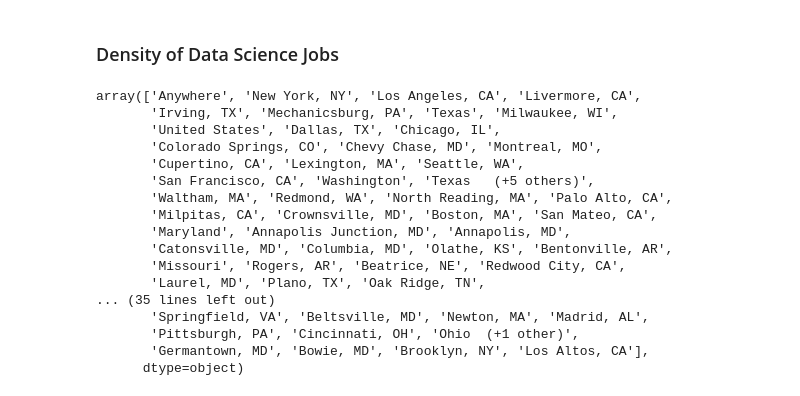
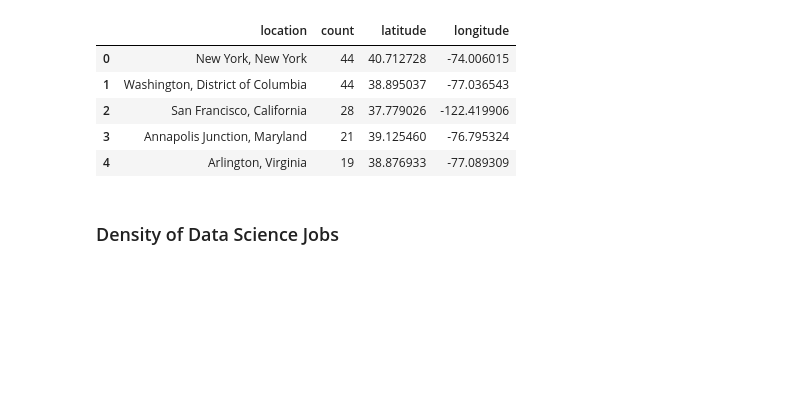
Before and after one commit to vdelimad/returning-student-scholarship, a Jupyter notebook: Code/DataVisualization/visuals.ipynb, the cells around one changed output. Saved outputs shown, nothing was run; the diff lists cells and outputs as text; code cells hidden in the pictures; blank space fills up the shorter version.

```diff
--- a/Code/visuals.ipynb
+++ b/Code/DataVisualization/visuals.ipynb
@@ -15,5 +13,15 @@ jobs_results.head()
 | 2 | Blockchain Analyst | Allium | New York, NY | via Jobs | About the role\n• Sherlock & Enol... | Ability to parse and understand E... | Tackling interesting problems - w... | An accelerated growth trajectory ... | ... |
 | 3 | Full Stack Blockchain Engineer | geojam | Los Angeles, CA | via AngelList | Who We Are\n\nLaunched in 2020, G... | We’re looking for a capable gener... | You will be designing and buildin... | We’re wrapping up our presale for... | ... |
 | 4 | Blockchain Engineer - Apps Platfo... | Exodus | Livermore, CA | via Livermore, CA - Geebo | Exodus is looking for a detail-or... | NaN | NaN | NaN | ... |
+# %%
+location_counts = pd.read_csv("../../Data/location_counts_and_coords.csv")
+location_counts.head()
+# %% [output]
+|  | location | count | latitude | longitude |
+| 0 | New York, New York | 44 | 40.712728 | -74.006015 |
+| 1 | Washington, District of Columbia | 44 | 38.895037 | -77.036543 |
+| 2 | San Francisco, California | 28 | 37.779026 | -122.419906 |
+| 3 | Annapolis Junction, Maryland | 21 | 39.125460 | -76.795324 |
+| 4 | Arlington, Virginia | 19 | 38.876933 | -77.089309 |
 # %% [markdown]
 ### Density of Data Science Jobs
@@ -22,20 +27,0 @@ search_for_coordinates = True # set to true to run the folium plot incl the coor
-# %%
-jobs_results['location'].unique()
-# %% [output]
-array(['Anywhere', 'New York, NY', 'Los Angeles, CA', 'Livermore, CA',
-       'Irving, TX', 'Mechanicsburg, PA', 'Texas', 'Milwaukee, WI',
-       'United States', 'Dallas, TX', 'Chicago, IL',
-       'Colorado Springs, CO', 'Chevy Chase, MD', 'Montreal, MO',
-       'Cupertino, CA', 'Lexington, MA', 'Seattle, WA',
-       'San Francisco, CA', 'Washington', 'Texas   (+5 others)',
-       'Waltham, MA', 'Redmond, WA', 'North Reading, MA', 'Palo Alto, CA',
-       'Milpitas, CA', 'Crownsville, MD', 'Boston, MA', 'San Mateo, CA',
-       'Maryland', 'Annapolis Junction, MD', 'Annapolis, MD',
-       'Catonsville, MD', 'Columbia, MD', 'Olathe, KS', 'Bentonville, AR',
-       'Missouri', 'Rogers, AR', 'Beatrice, NE', 'Redwood City, CA',
-       'Laurel, MD', 'Plano, TX', 'Oak Ridge, TN',
-... (35 lines left out)
-       'Springfield, VA', 'Beltsville, MD', 'Newton, MA', 'Madrid, AL',
-       'Pittsburgh, PA', 'Cincinnati, OH', 'Ohio  (+1 other)',
-       'Germantown, MD', 'Bowie, MD', 'Brooklyn, NY', 'Los Altos, CA'],
-      dtype=object)
```
Also changed, not shown: parts of 10 cells of this notebook, 4 other files.
